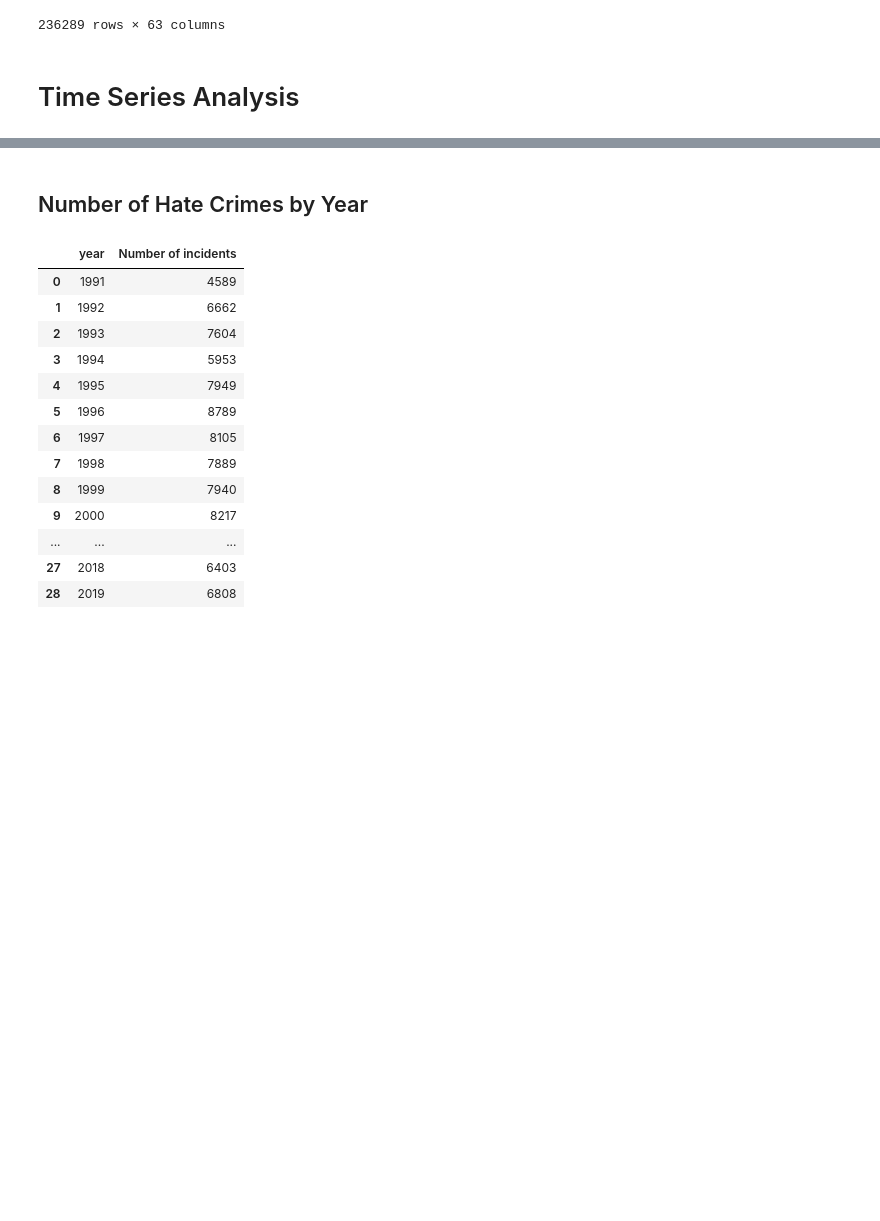
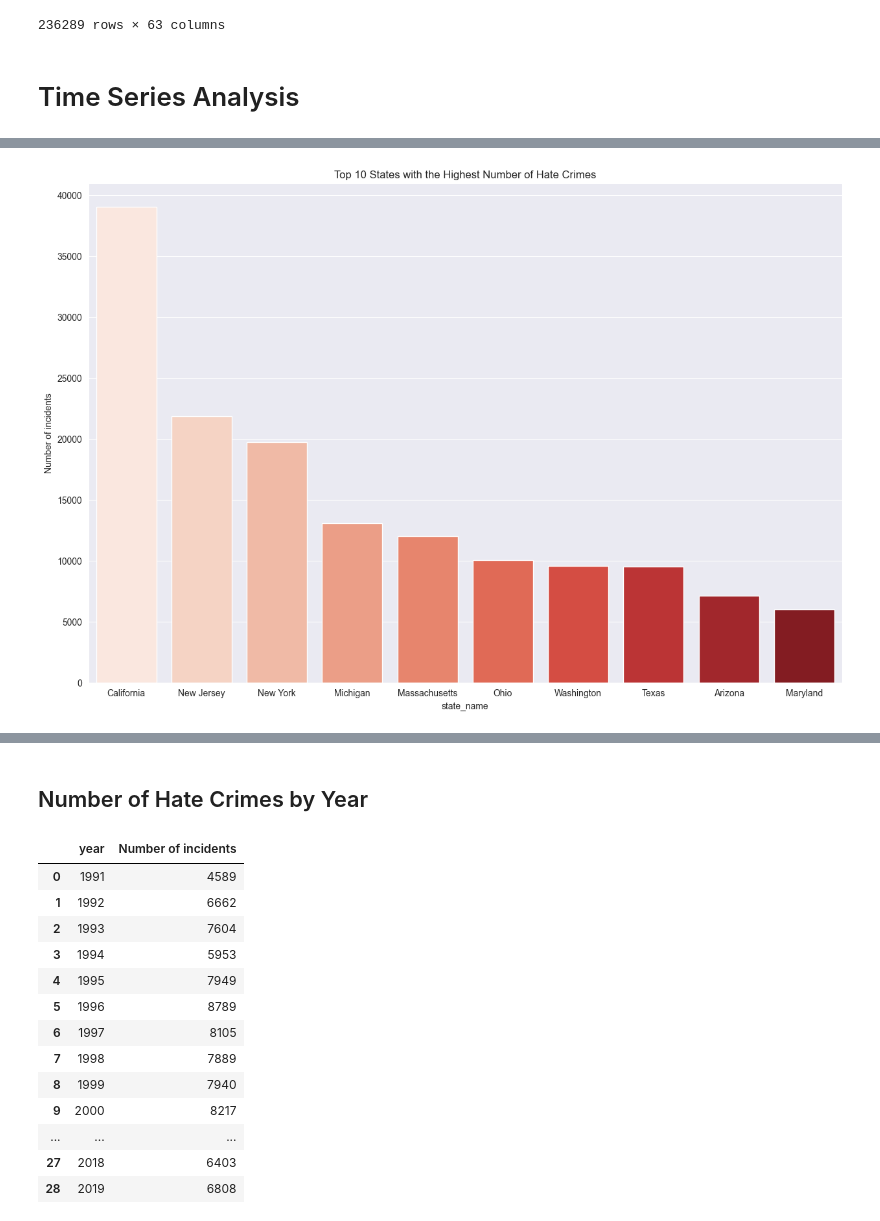
Before and after one commit to UWI-Zess/COMP6940-Project, a Jupyter notebook: forecasting_model.ipynb, the cells around one changed output, grey strips where cells are left out. Cells and saved outputs as stored; diff of their text form; code cells hidden in the pictures; blank space fills up the shorter version.

```diff
--- a/forecasting_model.ipynb
+++ b/forecasting_model.ipynb
@@ -67,0 +119,4 @@ data
+# %%
+# find the top 10 states with the highest number of incidents
+top_10_states = df_state.sort_values(by='Number of incidents', ascending=False).head(10)
+top_10_states
@@ -67,0 +135,8 @@ data
+# %%
+# plot the top 10 states with the highest number of incidents
+plt.figure(figsize=(15, 10))
+sns.barplot(data=top_10_states, x='state_name', y='Number of incidents', palette='Reds', hue='state_name')
+plt.title('Top 10 States with the Highest Number of Hate Crimes')
+plt.show()
+# %% [output]
+[figure, added]
```
Also changed, not shown: parts of 18 cells of this notebook.
